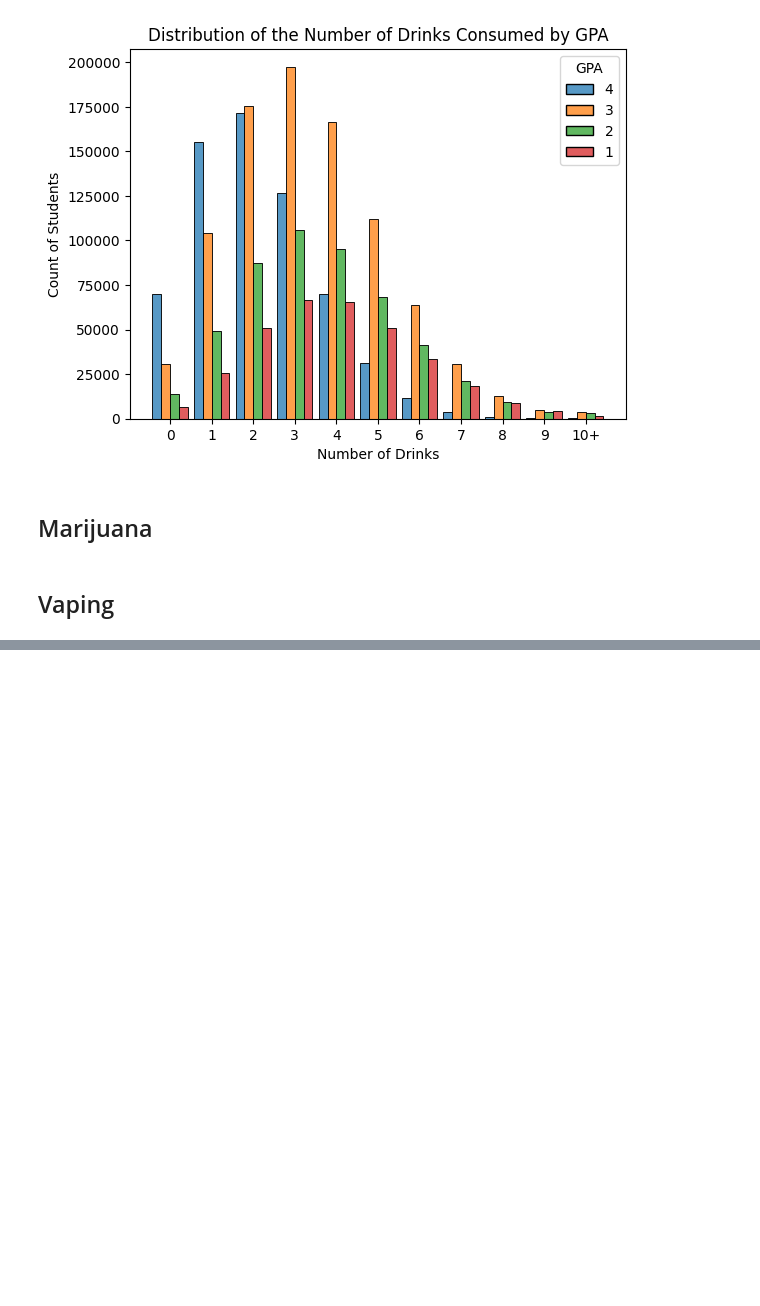
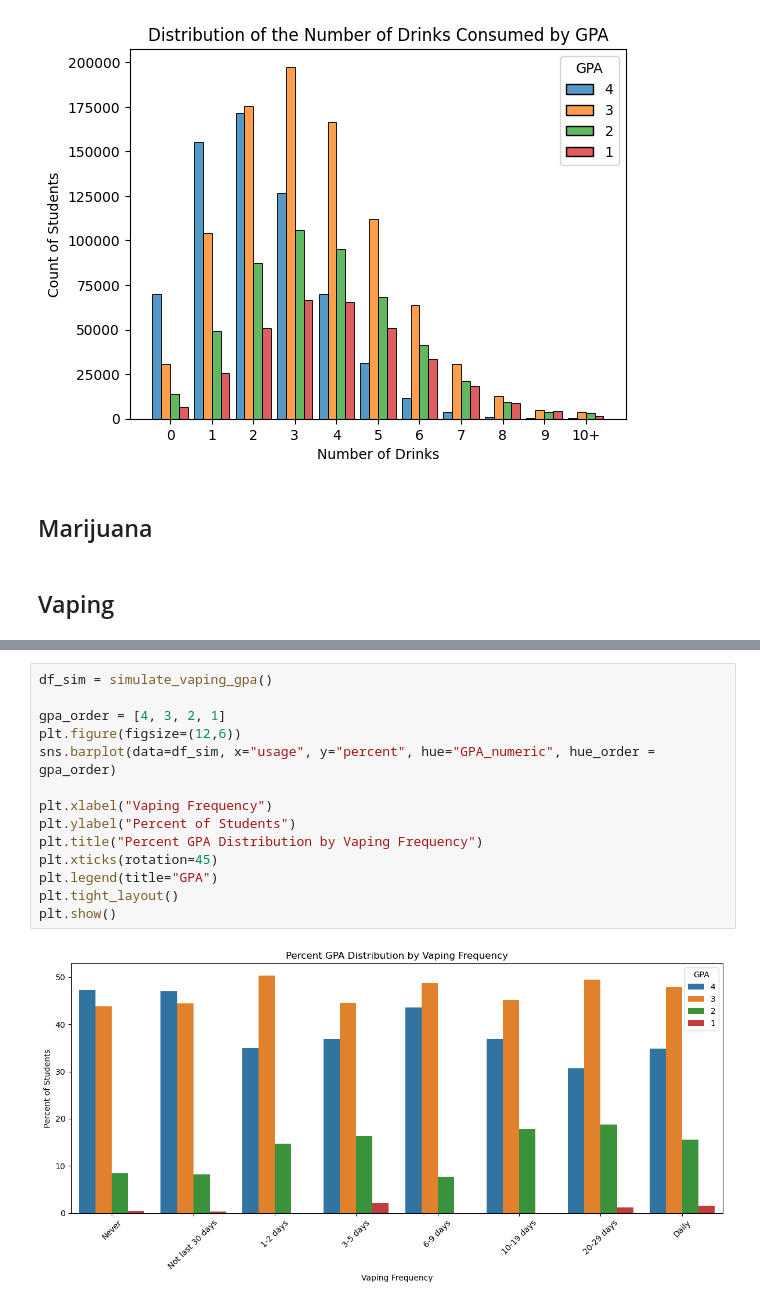
Before and after one commit to cmgboji/Computer-Simulations-Final-Project, a Jupyter notebook: Final Project Report.ipynb, the cells around one changed output, grey strips where cells are left out. Saved outputs shown, nothing was run; the diff lists cells and outputs as text; blank space fills up the shorter version.

```diff
--- a/Final Project Report.ipynb
+++ b/Final Project Report.ipynb
@@ -128,0 +172,16 @@ Text(0.5, 1.0, 'Distribution of the Number of Drinks Consumed by GPA')
+# %%
+df_sim = simulate_vaping_gpa()
+
+gpa_order = [4, 3, 2, 1]
+plt.figure(figsize=(12,6))
+sns.barplot(data=df_sim, x="usage", y="percent", hue="GPA_numeric", hue_order = gpa_order)
+
+plt.xlabel("Vaping Frequency")
+plt.ylabel("Percent of Students")
+plt.title("Percent GPA Distribution by Vaping Frequency")
+plt.xticks(rotation=45)
+plt.legend(title="GPA")
+plt.tight_layout()
+plt.show()
+# %% [output]
+[figure, added]
```
Also changed, not shown: parts of 3 cells of this notebook.
